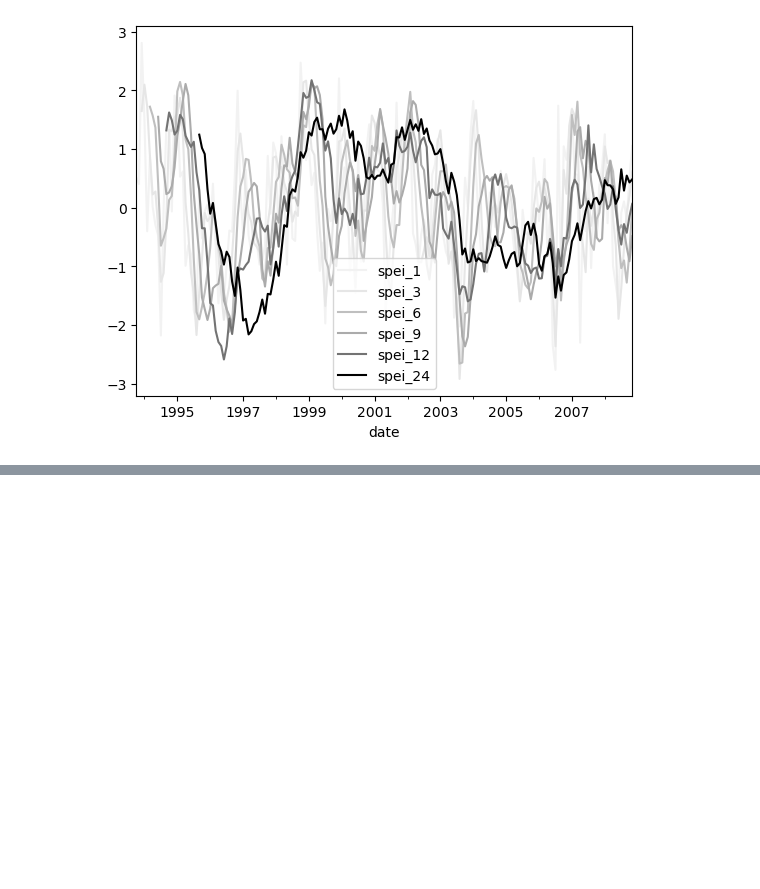
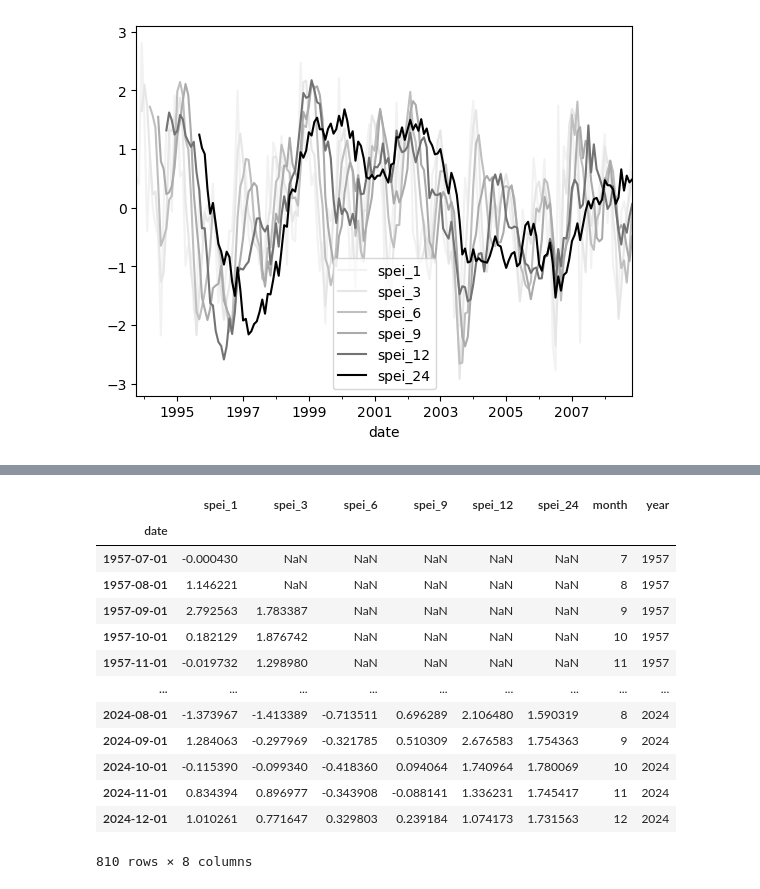
Before and after one commit to tomrooijakkers/data-science-portfolio, a Jupyter notebook: knmi-weather/03-knmi_drought_analysis.ipynb, the cells around one changed output, grey strips where cells are left out. Cells and saved outputs as stored; diff of their text form; code cells hidden in the pictures; blank space fills up the shorter version.

```diff
--- a/knmi-weather/03-knmi_spi_spei_analysis.ipynb
+++ b/knmi-weather/03-knmi_drought_analysis.ipynb
@@ -1206,0 +1317,17 @@ events_df.sort_values(f"severe_drought_spei_{spei_timeframe_m}_magnitude", ascen
+# %%
+df_m_spei_pivot
+# %% [output]
+|  | spei_1 | spei_3 | spei_6 | spei_9 | spei_12 | spei_24 | month | year |
+| date |  |  |  |  |  |  |  |  |
+| 1957-07-01 | -0.000430 | NaN | NaN | NaN | NaN | NaN | 7 | 1957 |
+| 1957-08-01 | 1.146221 | NaN | NaN | NaN | NaN | NaN | 8 | 1957 |
+| 1957-09-01 | 2.792563 | 1.783387 | NaN | NaN | NaN | NaN | 9 | 1957 |
+| 1957-10-01 | 0.182129 | 1.876742 | NaN | NaN | NaN | NaN | 10 | 1957 |
+| 1957-11-01 | -0.019732 | 1.298980 | NaN | NaN | NaN | NaN | 11 | 1957 |
+| ... | ... | ... | ... | ... | ... | ... | ... | ... |
+| 2024-08-01 | -1.373967 | -1.413389 | -0.713511 | 0.696289 | 2.106480 | 1.590319 | 8 | 2024 |
+| 2024-09-01 | 1.284063 | -0.297969 | -0.321785 | 0.510309 | 2.676583 | 1.754363 | 9 | 2024 |
+| 2024-10-01 | -0.115390 | -0.099340 | -0.418360 | 0.094064 | 1.740964 | 1.780069 | 10 | 2024 |
+| 2024-11-01 | 0.834394 | 0.896977 | -0.343908 | -0.088141 | 1.336231 | 1.745417 | 11 | 2024 |
+| 2024-12-01 | 1.010261 | 0.771647 | 0.329803 | 0.239184 | 1.074173 | 1.731563 | 12 | 2024 |
+810 rows × 8 columns
```
Also changed, not shown: parts of 20 cells of this notebook, 3 other files.
